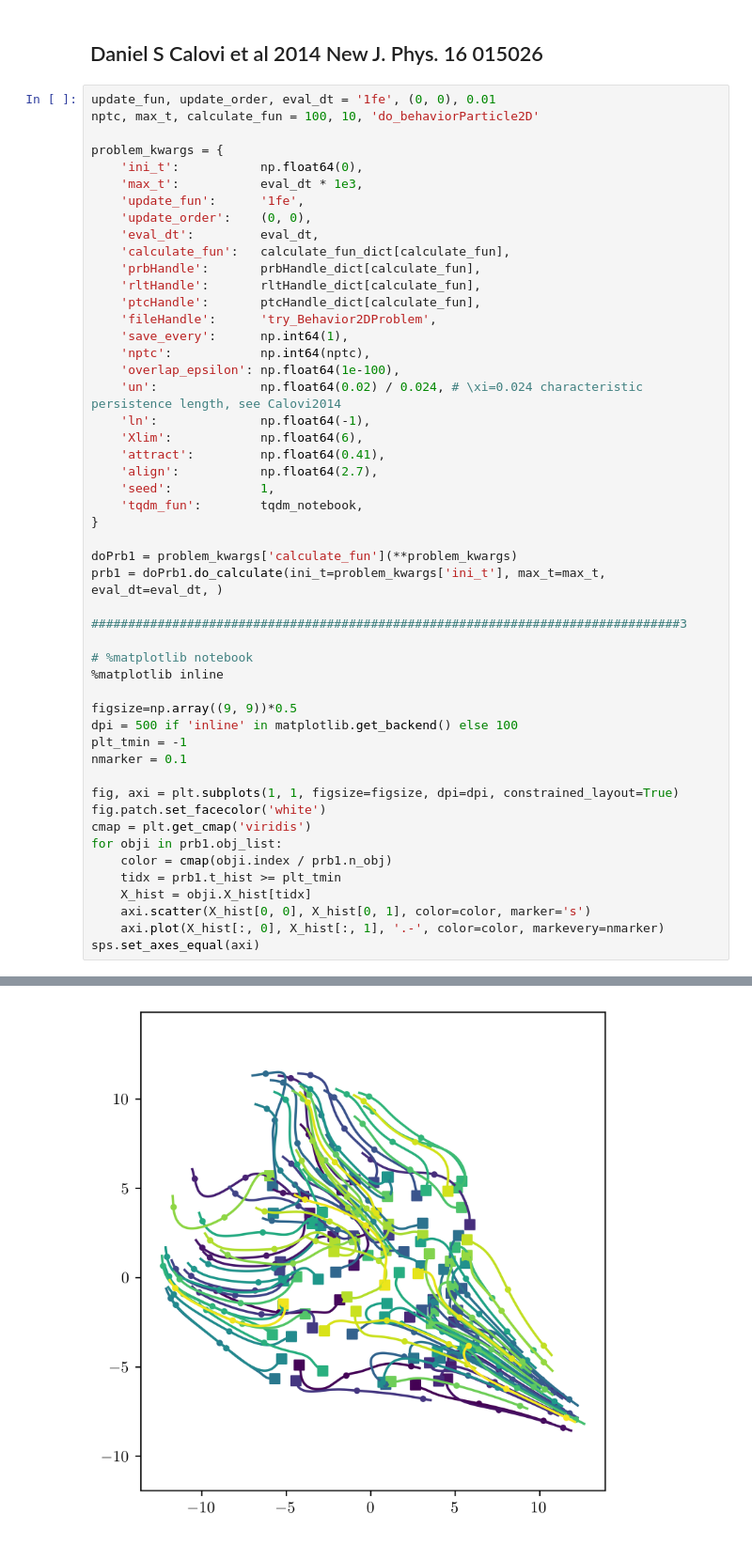
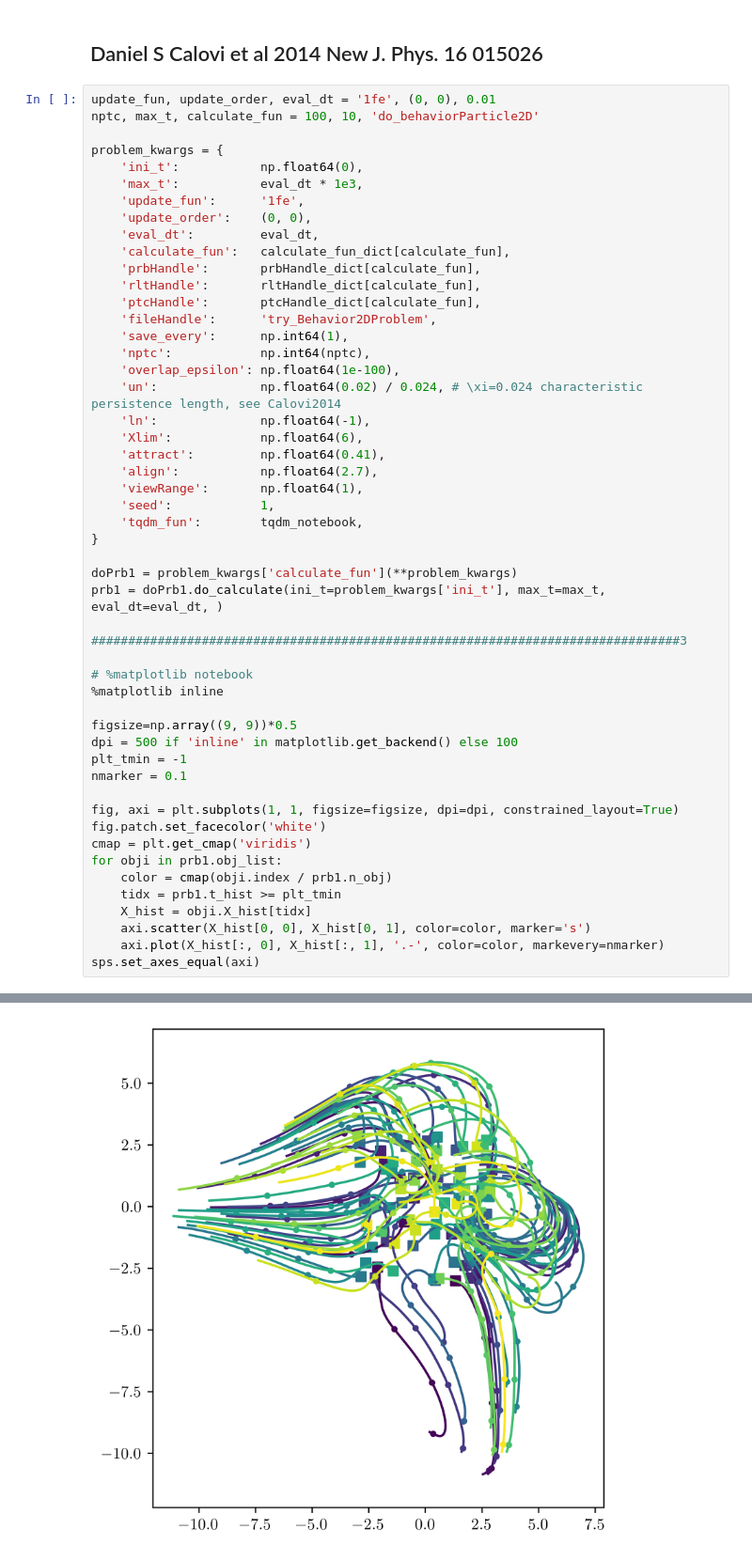
Before and after one commit to pcmagic/ActiveMatter, a Jupyter notebook: collectiveFish/try_Behavior2DProblem.ipynb, the cells around one changed output, grey strips where cells are left out. Shown at 94% size. Saved outputs shown, nothing was run; the diff lists cells and outputs as text.

```diff
--- a/collectiveFish/try_Behavior2DProblem.ipynb
+++ b/collectiveFish/try_Behavior2DProblem.ipynb
@@ -84,6 +84,7 @@ problem_kwargs = {
     'Xlim':            np.float64(6),
     'attract':         np.float64(0.41),
     'align':           np.float64(2.7),
+    'viewRange':       np.float64(1),
     'seed':            1,
     'tqdm_fun':        tqdm_notebook,
 }
@@ -135 +136 @@ Solve, finish time: 2021-10-19 17:28:21
-[figure, old version]
+[figure, new version]
```
Also changed, not shown: parts of 5 cells of this notebook, 12 other files.
